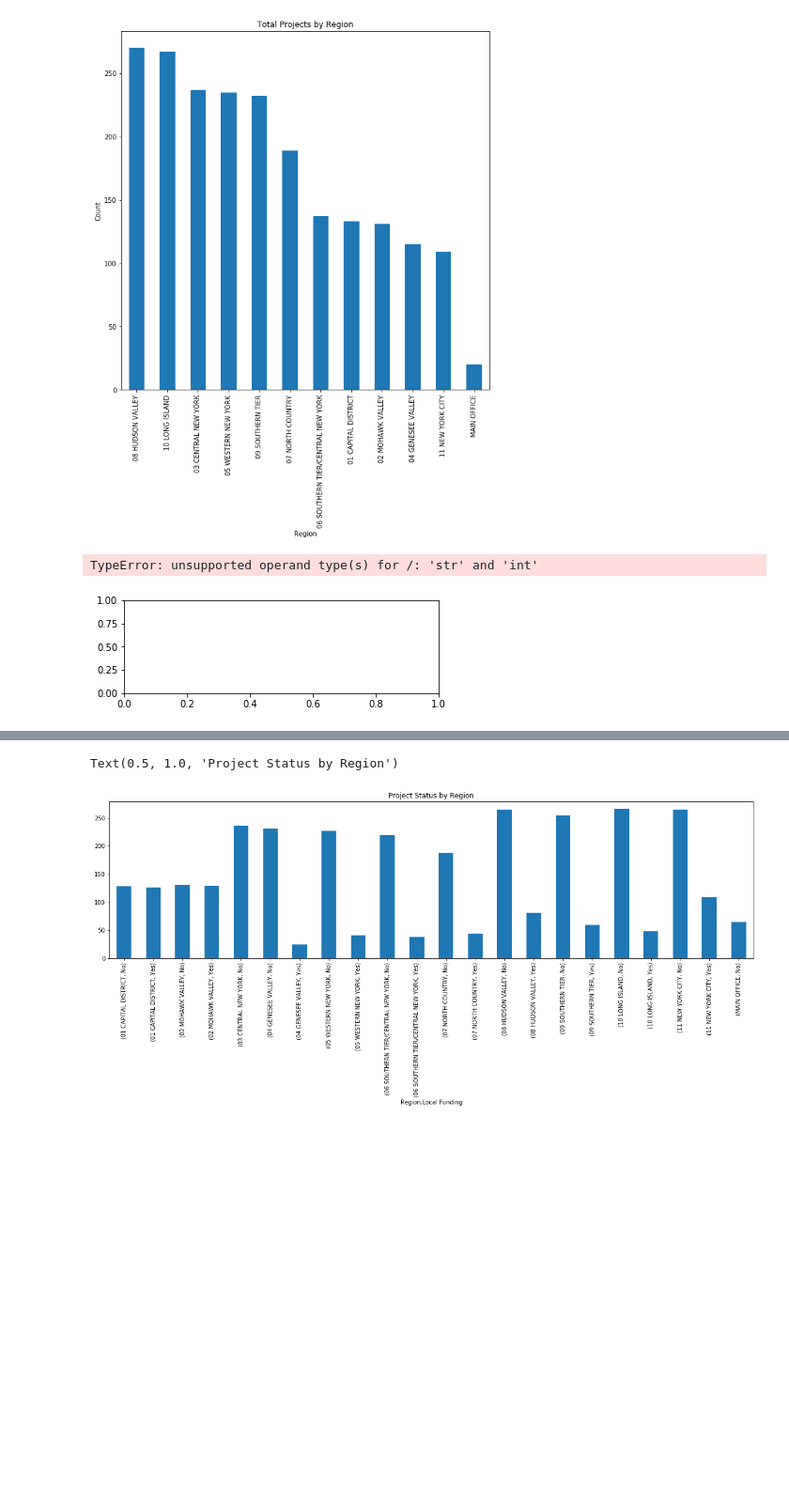
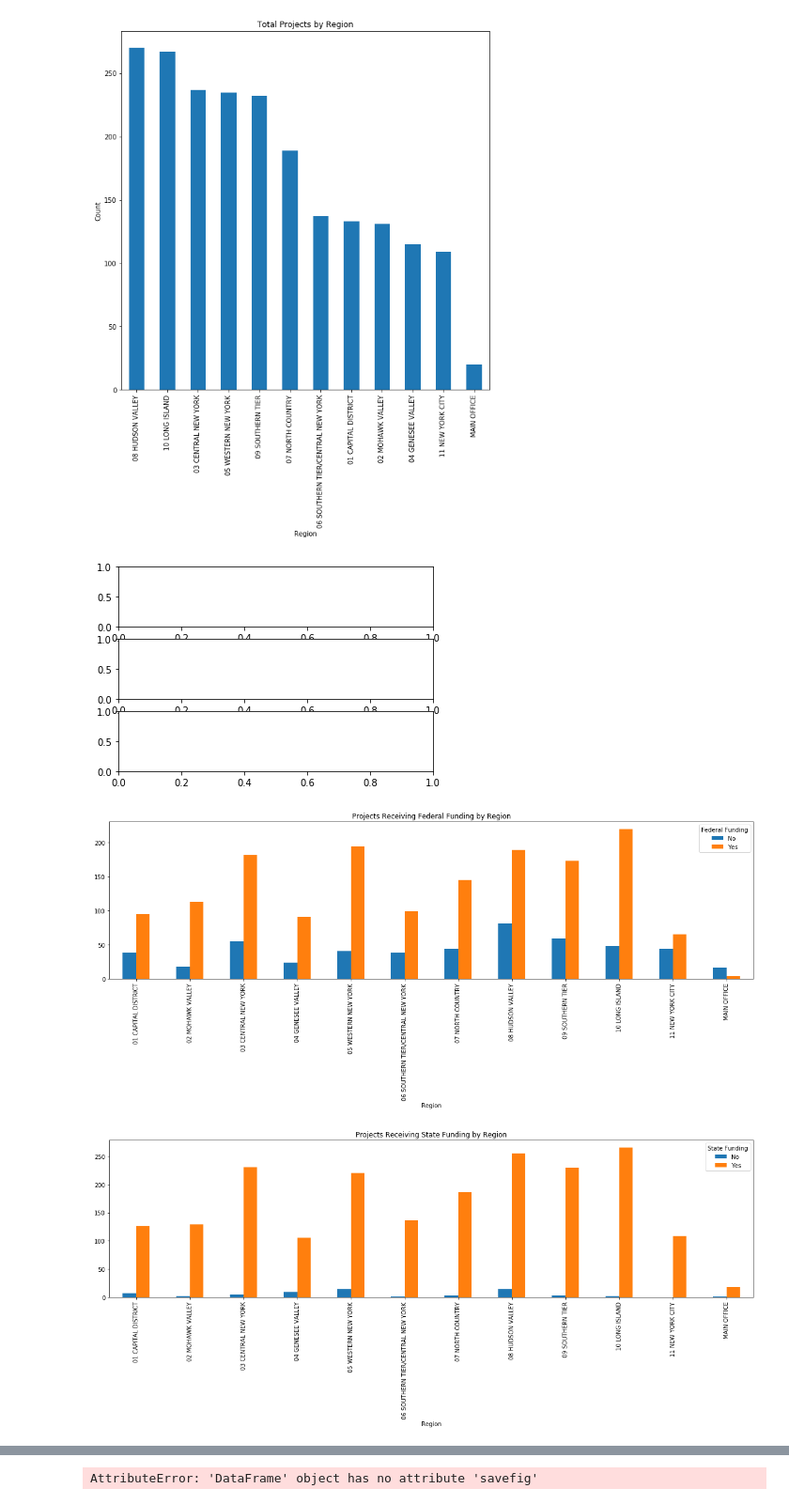
Before and after one commit to mdonatiello/Project-2-Liana_Marc_Murali, a Jupyter notebook: transport.ipynb, the cells around one changed output, grey strips where cells are left out. Shown at 94% size. Saved outputs shown, nothing was run; the diff lists cells and outputs as text; code cells hidden in the pictures; blank space fills up the shorter version.

```diff
--- a/transport.ipynb
+++ b/transport.ipynb
@@ -171,30 +165,28 @@ plt.title('Total Projects by Region')
 plt.savefig('Total Projects by Region.png', bbox_inches="tight")
 # %% [output]
 [figure]
-# %%
-x = range(10)
-plt.subplot(2,1,1)
-fed = plt.bar(x, dff['Federal Funding'])
-plt.ylabel('Projects Receiving Federal Funding by Region')
-plt.xticks([],[])
-
-plt.subplot(2,1,2)
-state = plt.bar(x, dff['State Funding']/10**6)
-plt.ylabel('Projects Receiving State Funding by Region')
-plt.xticks([],[])
-# %% [output]
-TypeError: unsupported operand type(s) for /: 'str' and 'int'
-[figure, removed]
 # %%
-fed = dff.groupby(['Region', 'Federal Funding'])['Region'].count()
+fig, (fed, state, local) = plt.subplots(3, 1)
+
+fed = dff.groupby(['Region', 'Federal Funding'])['Region'].count().unstack('Federal Funding').fillna(0)
 fed.plot(kind='bar', figsize=(20,5), stacked=False)
-plt.title('Project Status by Region')
+plt.title('Projects Receiving Federal Funding by Region')
 
-state = dff.groupby(['Region', 'State Funding'])['Region'].count()
+
+state = dff.groupby(['Region', 'State Funding'])['Region'].count().unstack('State Funding').fillna(0)
 state.plot(kind='bar', figsize=(20,5), stacked=False)
-plt.title('Project Status by Region')
+plt.title('Projects Receiving State Funding by Region')
 
-local = dff.groupby(['Region','Local Funding'])['Region'].count()
+
+local = dff.groupby(['Region','Local Funding'])['Region'].count().unstack('Local Funding').fillna(0)
 local.plot(kind='bar', figsize=(20,5), stacked=False)
-plt.title('Project Status by Region')
+plt.title('Projects Receiving Local Funding by Region')
+plt.show()
+
+fed.savefig('Federal Funding by Region.png', bbox_inches="tight")
+state.savefig('State Funding by Region.png', bbox_inches="tight")
+local.savefig('Local Funding by Region.png', bbox_inches="tight")
 # %% [output]
+[figure, new version]
+[figure, added]
+[figure, added]
@@ -201,2 +194 @@ plt.title('Project Status by Region')
-Text(0.5, 1.0, 'Project Status by Region')
+AttributeError: 'DataFrame' object has no attribute 'savefig'
-[figure, old version]
```
Also changed, not shown: parts of 6 cells of this notebook.
